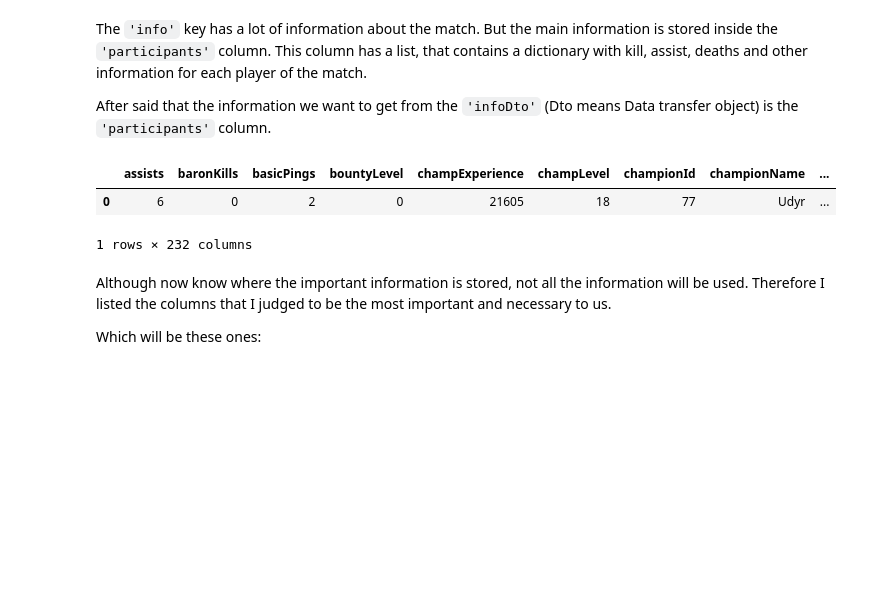
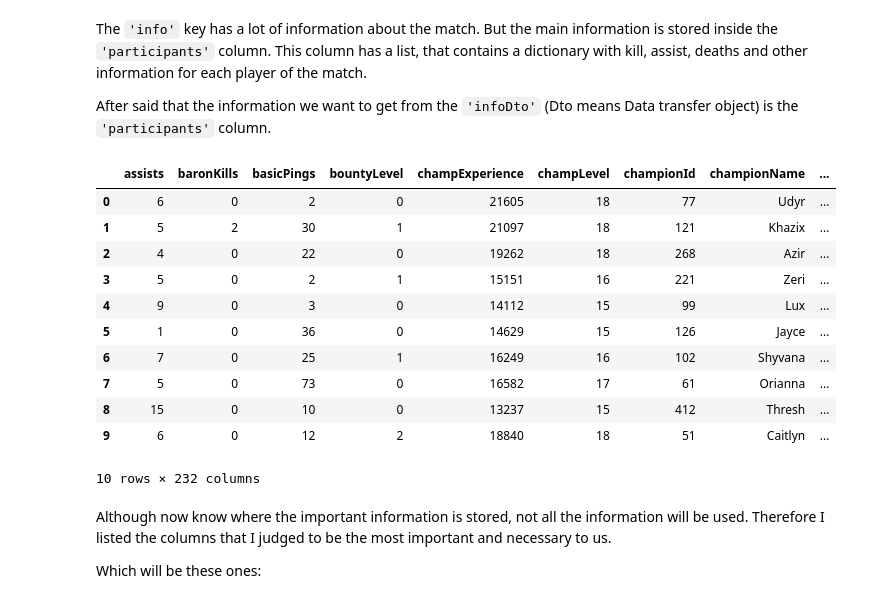
Before and after one commit to Lacerdash/Extracting-League-of-Legends-data-with-Riot-Api, a Jupyter notebook: Extracting Match Data - PART IIII.ipynb, the cells around one changed output. Drawn from its saved outputs; the diff is of its cells as text; code cells hidden in the pictures; blank space fills up the shorter version.

```diff
--- a/Extracting Match Data - PART IIII.ipynb
+++ b/Extracting Match Data - PART IIII.ipynb
@@ -44,3 +42,5 @@ api_key = 'RGAPI-8b9be720-bc65-4b6b-af98-fc100f13ebd5'
+# %%
+api_key = 'RGAPI-8ddbdb38-e8de-4304-87a2-15bb717f955b'
 # %% [markdown]
 Setting the api_ulr to make the get request
 # %%
@@ -94,11 +76,20 @@ After said that the information we want to get from the `'infoDto'` (Dto means D
 # %%
 # Getting the information inside the 'participants' columns
 info_participant = pd.json_normalize(resp.json()['info']['participants'])
-info_participant.head(1)
+info_participant.head(10)
 # %% [output]
 |  | assists | baronKills | basicPings | bountyLevel | champExperience | champLevel | championId | championName | ... |
 | 0 | 6 | 0 | 2 | 0 | 21605 | 18 | 77 | Udyr | ... |
+| 1 | 5 | 2 | 30 | 1 | 21097 | 18 | 121 | Khazix | ... |
+| 2 | 4 | 0 | 22 | 0 | 19262 | 18 | 268 | Azir | ... |
+| 3 | 5 | 0 | 2 | 1 | 15151 | 16 | 221 | Zeri | ... |
+| 4 | 9 | 0 | 3 | 0 | 14112 | 15 | 99 | Lux | ... |
+| 5 | 1 | 0 | 36 | 0 | 14629 | 15 | 126 | Jayce | ... |
+| 6 | 7 | 0 | 25 | 1 | 16249 | 16 | 102 | Shyvana | ... |
+| 7 | 5 | 0 | 73 | 0 | 16582 | 17 | 61 | Orianna | ... |
+| 8 | 15 | 0 | 10 | 0 | 13237 | 15 | 412 | Thresh | ... |
+| 9 | 6 | 0 | 12 | 2 | 18840 | 18 | 51 | Caitlyn | ... |
-1 rows × 232 columns
+10 rows × 232 columns
 # %% [markdown]
 Although now know where the important information is stored, not all the information will be used. Therefore I listed the columns that I judged to be the most important and necessary to us.
 
```
Also changed, not shown: parts of 14 cells of this notebook, 13 other files.
